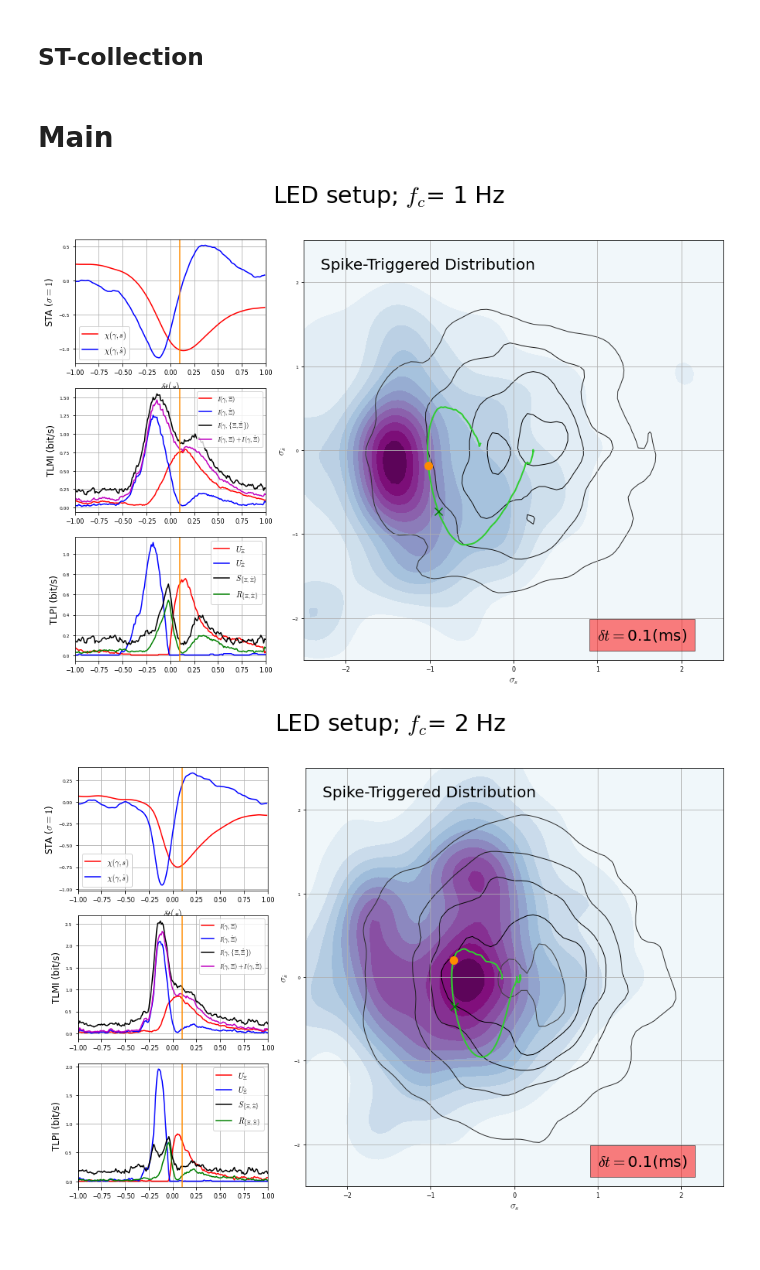
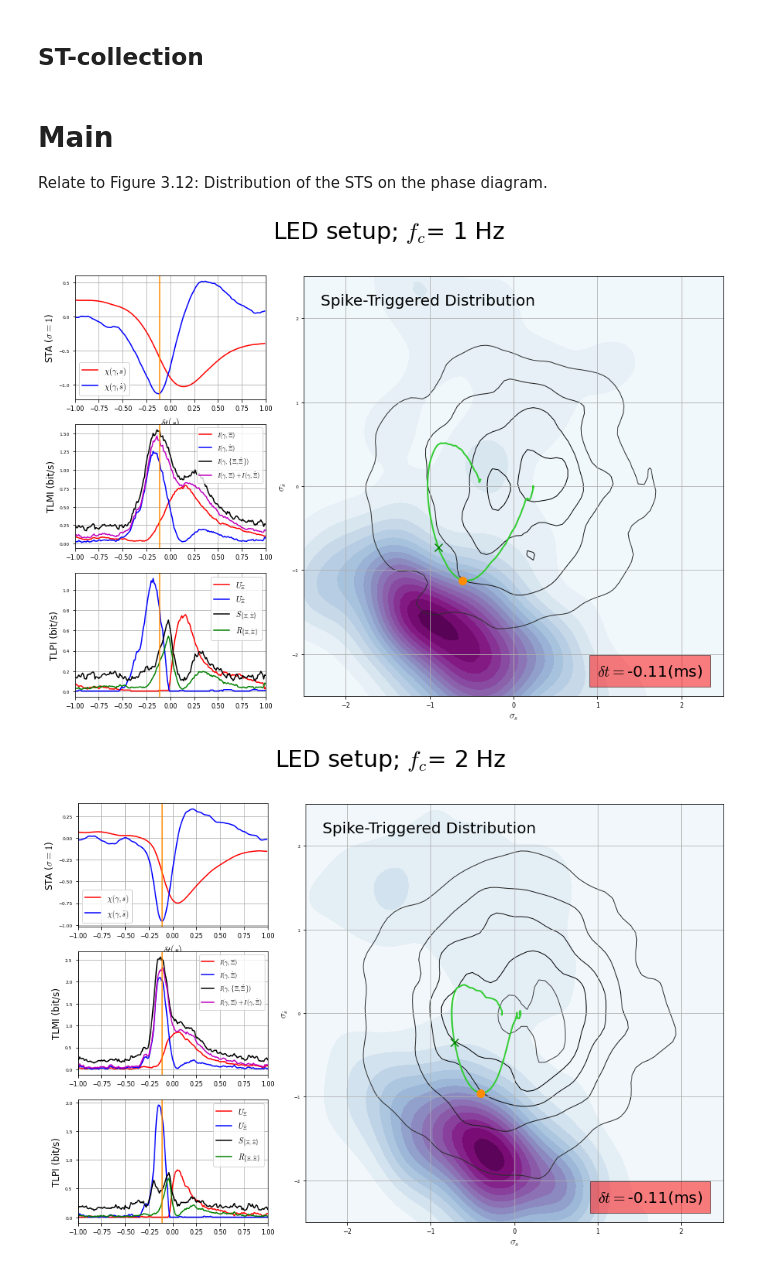
Before and after one commit to llincooi/RetinaMasterThesis, a Jupyter notebook: Code/STS_distrbution_Video.ipynb, the cells around one changed output. Drawn from its saved outputs; the diff is of its cells as text; code cells hidden in the pictures.

```diff
--- a/Code/STS_distrbution_Video.ipynb
+++ b/Code/STS_distrbution_Video.ipynb
@@ -36,8 +36,9 @@ def STcollection(r, x, v, dt, window):
             conter -= 1
     time = np.arange(negshift*dt, posshift*dt, dt)
     return time, xcoll[1:], vcoll[1:]
-# %% [markdown]
-# Main
+# %% [markdown]
+# Main
+Relate to Figure 3.12: Distribution of the STS on the phase diagram.
 # %%
 rFc_list = ['1', '2', '3.5', '5']
 os.chdir('..')
@@ -90,7 +91,7 @@ for i in range(len(x_list)):
     timeshift, Information = PIfunc(rstate, xstate, vstate, dt, window)
 
     moving_object = []
-    index = 110
+    index = 89
 
     plt.rcParams["font.size"] = 12
     plt.rcParams['xtick.labelsize'] =  8
@@ -142,32 +143,32 @@ for i in range(len(x_list)):
     moving_object.append( sns.kdeplot(xcoll[:,index],vcoll[:,index], ax = ax4, shade=True, cmap=cm.BuPu, levels=15, zorder=0) ) #Moving
     BaseC = sns.kdeplot(x,v, ax = ax4, colors=cm.Greys(np.linspace(0.8,1,5)), linewidths=1, levels=5, zorder=1)
 
     ax4.plot(xSTA,vSTA, linewidth=2,color = 'limegreen', zorder=11)
     moving_object.append( ax4.scatter(xSTA[index],vSTA[index], c='darkorange', s=  100, zorder=13) )#Moving
     ax4.scatter(xSTA[int(len(time)/2+0.5)],vSTA[int(len(time)/2+0.5)], c='green', marker='x', s=  100, zorder=12)
     ax4.set_xlabel(r'$\sigma_s$')
     ax4.set_ylabel(r'$\sigma_{\dot s}$')
     moving_object.append( ax4.text(1, -2.3, r'$\delta t=$'+str(np.round(time[index],3))+'(ms)', fontsize=20,
                           ha = 'left', va='bottom', bbox={'facecolor': 'red', 'alpha': 0.5, 'pad': 10}) ) #Moving
     ax4.text(-2.3, 2.3, 'Spike-Triggered Distribution', ha = 'left', va='top', fontsize=20)
     ax4.set_aspect('equal', 'box')
     ax4.grid(True, zorder=100)
     ax4.set_xlim([-2.5,2.5])
     ax4.set_ylim([-2.5,2.5])
 
     def animate(i):
         moving_object[0].set_xdata(time[i])
         moving_object[1].set_xdata(time[i])
         moving_object[2].set_xdata(time[i])
         moving_object[3] = sns.kdeplot(xcoll[:,i],vcoll[:,i], ax = ax4, shade=True, cmap=cm.BuPu, levels=15, zorder=0)
         moving_object[4].set_offsets(np.c_[xSTA[i], vSTA[i]])
         moving_object[5].set_text(r'$\delta t=$'+str(np.round(time[i],3))+'(ms)')
         return (moving_object,)
 
     anim = animation.FuncAnimation(fig, animate, frames=len(time), interval=40)
 
 
     # anim.save(data_folder+'\\STdistr_'+str(rFc_list[i])+'Hz.mp4', writer='ffmpeg', fps=30, dpi = 300)
 # %% [output]
-[figure, old version]
+[figure, new version]
-[figure, old version]
+[figure, new version]
```
Also changed, not shown: parts of 1 cell of this notebook, 3 other files.
